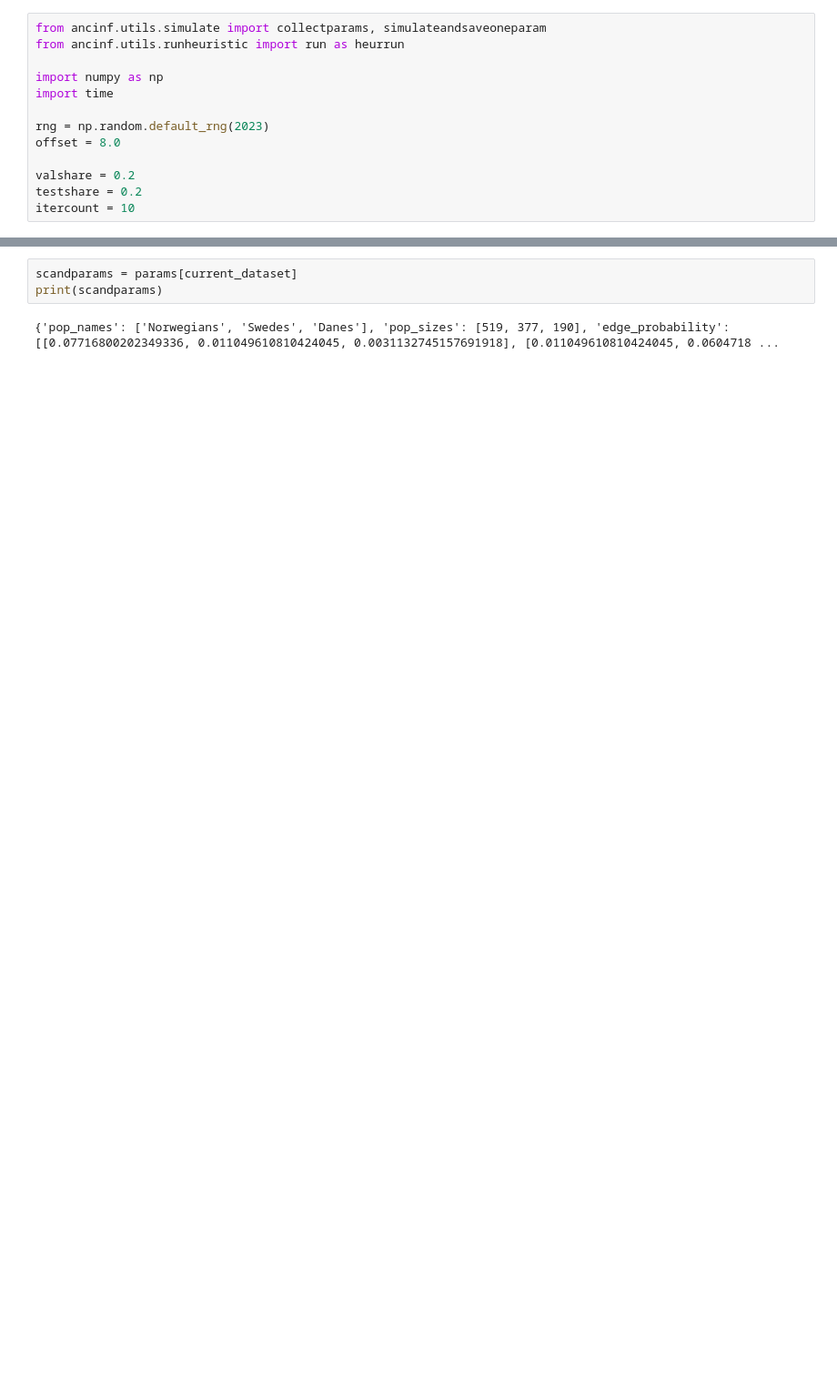
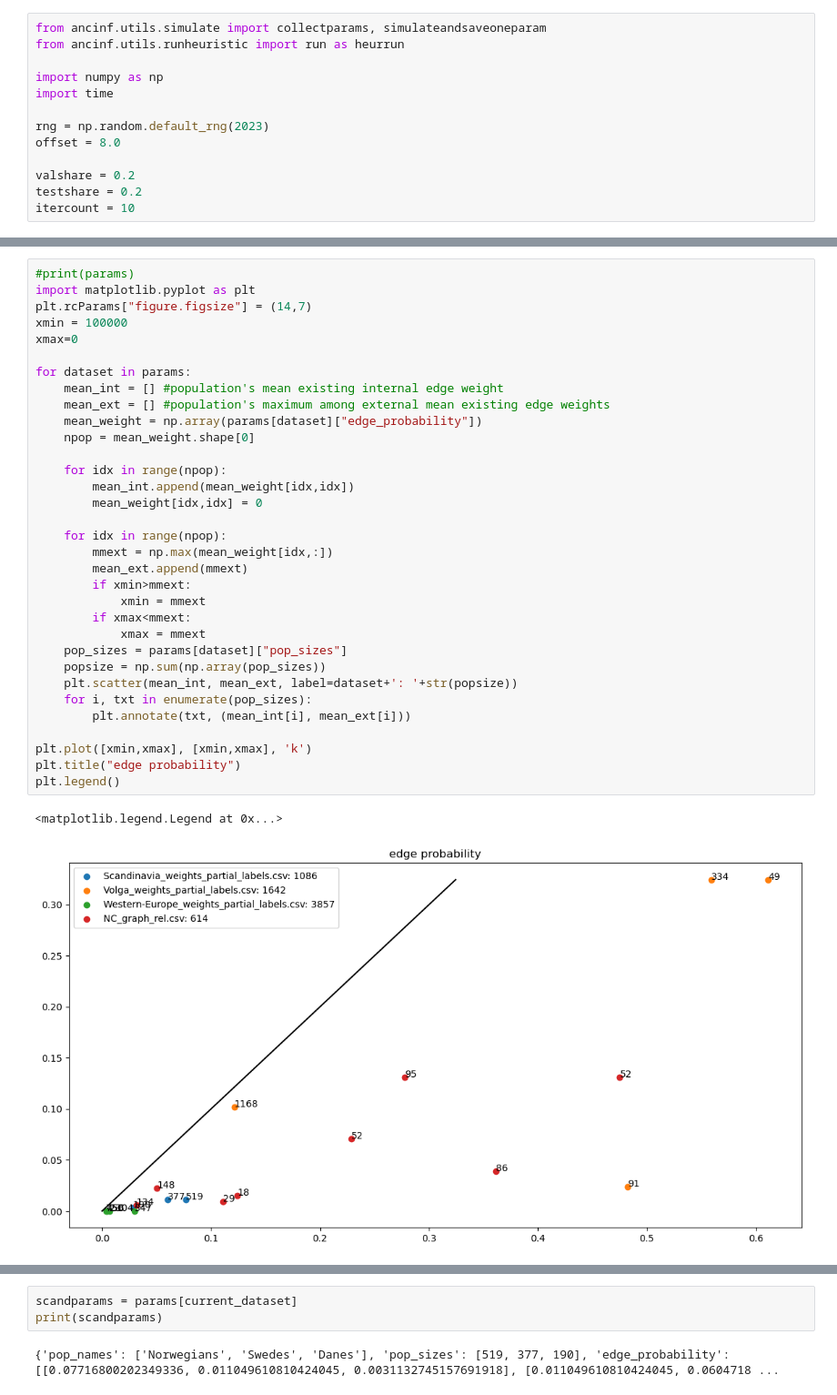
Before and after one commit to Genomics-HSE/ancestry-inference, a Jupyter notebook: notebooks/metric_dependency.ipynb, the cells around one changed output, grey strips where cells are left out. Shown at 91% size. Drawn from its saved outputs; the diff is of its cells as text; blank space fills up the shorter version.

```diff
--- a/notebooks/metric_dependency.ipynb
+++ b/notebooks/metric_dependency.ipynb
@@ -17,0 +71,36 @@ current_dataset = 'Scandinavia_weights_partial_labels.csv'
+# %%
+#print(params)
+import matplotlib.pyplot as plt
+plt.rcParams["figure.figsize"] = (14,7)
+xmin = 100000
+xmax=0
+
+for dataset in params:
+    mean_int = [] #population's mean existing internal edge weight
+    mean_ext = [] #population's maximum among external mean existing edge weights
+    mean_weight = np.array(params[dataset]["edge_probability"])
+    npop = mean_weight.shape[0]
+
+    for idx in range(npop):
+        mean_int.append(mean_weight[idx,idx])
+        mean_weight[idx,idx] = 0
+
+    for idx in range(npop):
+        mmext = np.max(mean_weight[idx,:])
+        mean_ext.append(mmext)
+        if xmin>mmext:
+            xmin = mmext
+        if xmax<mmext:
+            xmax = mmext
+    pop_sizes = params[dataset]["pop_sizes"]
+    popsize = np.sum(np.array(pop_sizes))
+    plt.scatter(mean_int, mean_ext, label=dataset+': '+str(popsize))
+    for i, txt in enumerate(pop_sizes):
+        plt.annotate(txt, (mean_int[i], mean_ext[i]))
+
+plt.plot([xmin,xmax], [xmin,xmax], 'k')
+plt.title("edge probability")
+plt.legend()
+# %% [output]
+<matplotlib.legend.Legend at 0x...>
+[figure, added]
```
Also changed, not shown: parts of 13 cells of this notebook, 2 other files.
